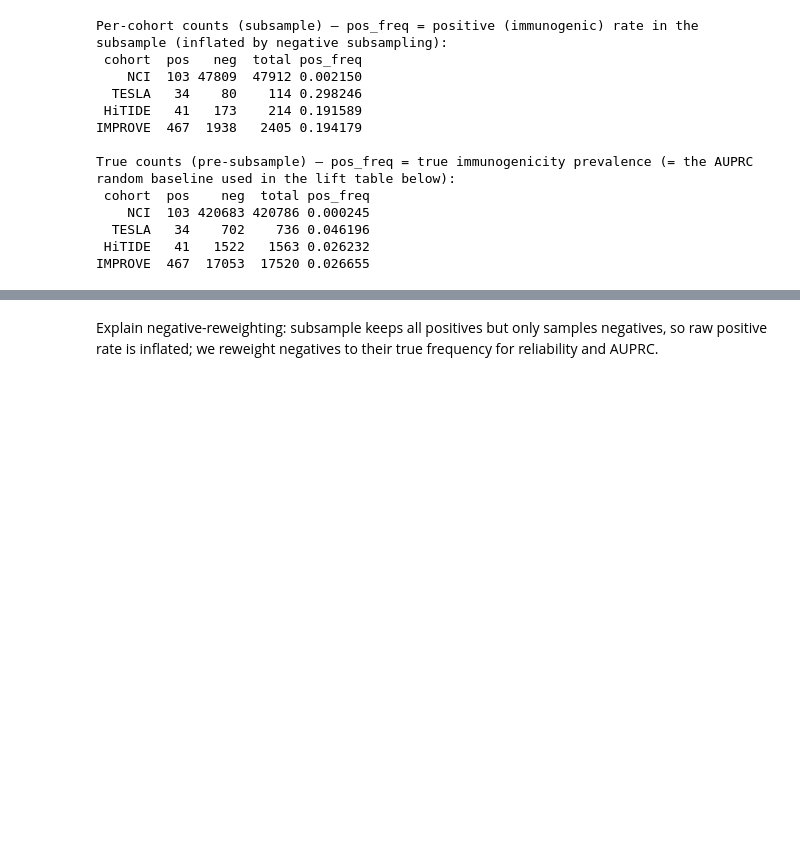
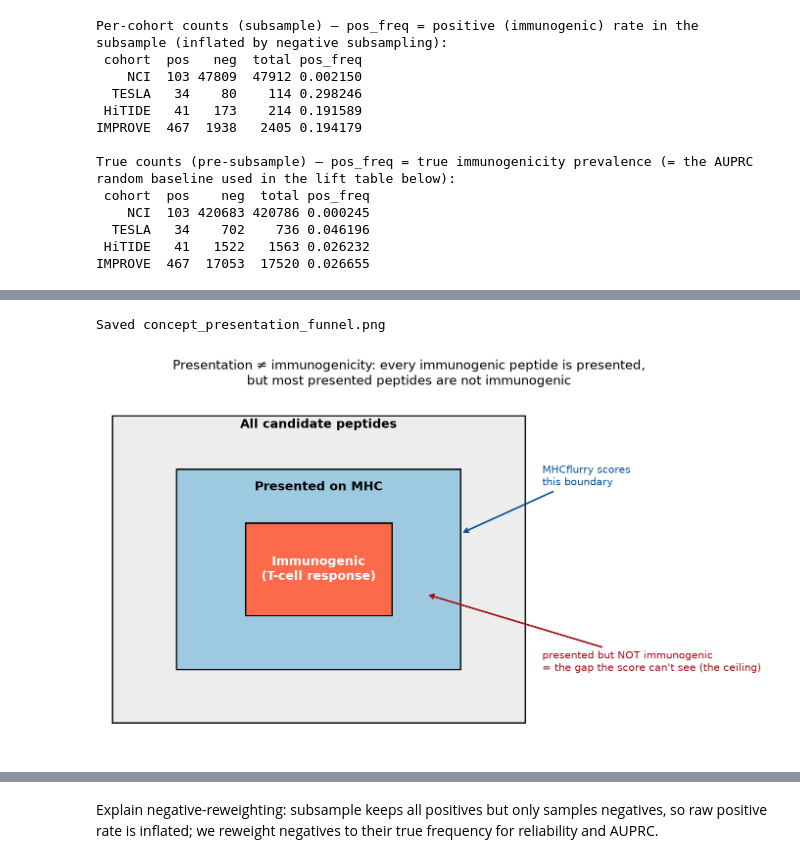
Before and after one commit to Jin-HoMLee/splice-neoepitope-pipeline, a Jupyter notebook: research/experiments/issue_547_immunogenicity_calibration/notebook.ipynb, the cells around one changed output, grey strips where cells are left out. Drawn from its saved outputs; the diff is of its cells as text; code cells hidden in the pictures; blank space fills up the shorter version.

```diff
--- a/research/experiments/issue_547_immunogenicity_calibration/notebook.ipynb
+++ b/research/experiments/issue_547_immunogenicity_calibration/notebook.ipynb
@@ -91 +100,41 @@ IMPROVE  467  17053  17520 0.026655
+# %%
+# ① presentation ≠ immunogenicity — nested-set schematic (ILLUSTRATIVE, not our data).
+# Drawn here in matplotlib (not reused) so it regenerates with the notebook.
+import os
+import numpy as np
+import matplotlib.pyplot as plt
+from matplotlib.patches import Rectangle
+from IPython.display import display, Image
+out_dir = os.path.join(BASE, "outputs")
+
+fig, ax = plt.subplots(figsize=(9.5, 5.6))
+levels = [
+    (0.96, 0.86, "#ededed", "All candidate peptides", 0.905, "black"),
+    (0.66, 0.56, "#9ecae1", "Presented on MHC", 0.73, "black"),
+    (0.34, 0.26, "#fb6a4a", "Immunogenic\n(T-cell response)", 0.50, "white"),
+]
+for w, h, color, label, ytxt, tc in levels:
+    ax.add_patch(Rectangle((0.5 - w / 2, 0.5 - h / 2), w, h,
+                           facecolor=color, edgecolor="black", lw=1.3, zorder=1))
+    ax.text(0.5, ytxt, label, ha="center", va="center", fontsize=12,
+            fontweight="bold", color=tc, zorder=3)
+ax.annotate("MHCflurry scores\nthis boundary",
+            xy=(0.83, 0.60), xytext=(1.02, 0.76),
+            fontsize=10, ha="left", va="center", color="#08519c",
+            arrowprops=dict(arrowstyle="->", color="#08519c", lw=1.6))
+ax.annotate("presented but NOT immunogenic\n= the gap the score can't see (the ceiling)",
+            xy=(0.75, 0.43), xytext=(1.02, 0.24),
+            fontsize=10, ha="left", va="center", color="#a50f15",
+            arrowprops=dict(arrowstyle="->", color="#a50f15", lw=1.6))
+ax.set_xlim(0, 1.42); ax.set_ylim(0, 1); ax.axis("off")
+ax.set_title("Presentation ≠ immunogenicity: every immunogenic peptide is presented,\n"
+             "but most presented peptides are not immunogenic", fontsize=12.5)
+fig.tight_layout()
+fig.savefig(os.path.join(out_dir, "concept_presentation_funnel.png"), dpi=150, bbox_inches="tight")
+plt.close(fig)
+print("Saved concept_presentation_funnel.png")
+display(Image(filename=os.path.join(out_dir, "concept_presentation_funnel.png")))
+# %% [output]
+Saved concept_presentation_funnel.png
+[figure, added]
 # %% [markdown]
```
Also changed, not shown: parts of 24 cells of this notebook, 10 other files.
